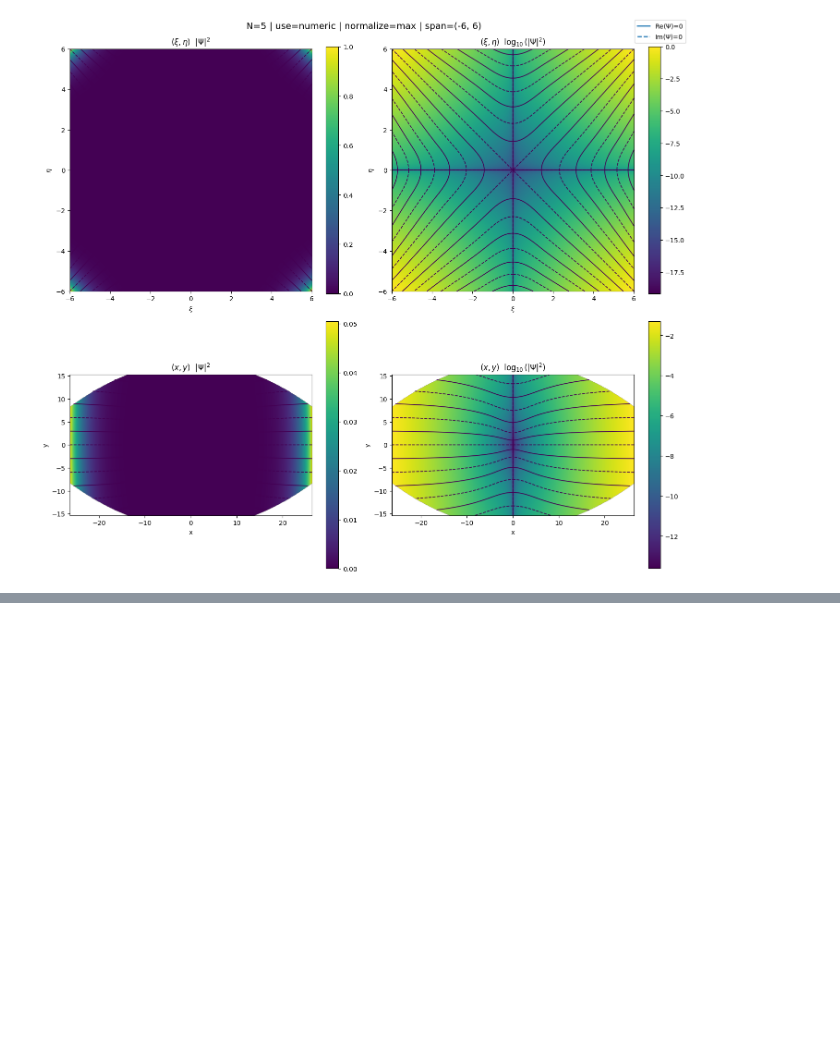
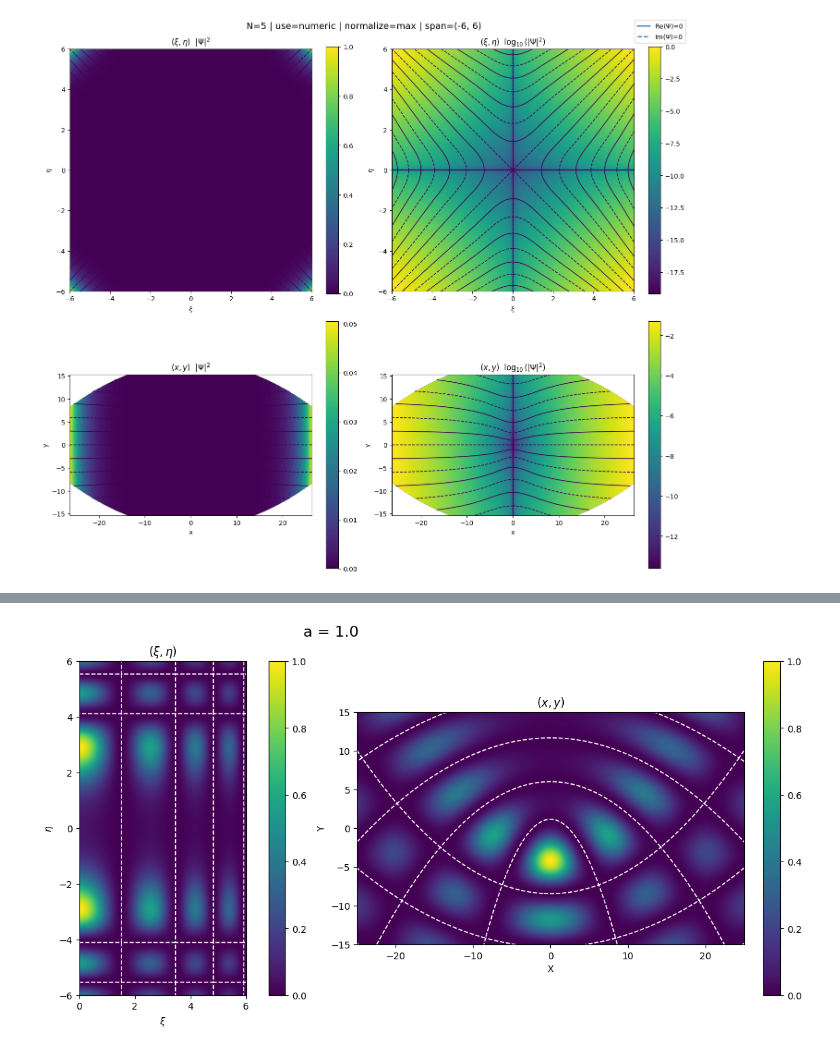
Before and after one commit to gregslombardo/Weber, a Jupyter notebook: Wavefunctions.ipynb, the cells around one changed output, grey strips where cells are left out. Saved outputs shown, nothing was run; the diff lists cells and outputs as text; code cells hidden in the pictures; blank space fills up the shorter version.

```diff
--- a/Wavefunctions.ipynb
+++ b/Wavefunctions.ipynb
@@ -827,0 +848,77 @@ SyntaxError: invalid syntax (1016415176.py, line 1)
+# %%
+import numpy as np
+import matplotlib.pyplot as plt
+
+def weber_even(a, x, max_iter=200, tol=1e-14):
+    alpha = 0.25 - 0.5j * a
+    beta = 0.5
+    z = -0.5j * x**2
+
+    term = np.ones_like(z, dtype=np.complex128)
+    M = np.ones_like(z, dtype=np.complex128)
+
+    for n in range(1, max_iter):
+        term = term * (z * (alpha + n - 1) / (n * (beta + n - 1)))
+        M += term
+        if np.max(np.abs(term)) < tol:
+            break
+
+    X = np.exp(0.25j * x**2) * M
+    return np.real(X)
+
+def build_weber_parametric(a, span_xi=(0,6), span_eta=(-6,6), pts=600):
+    xi = np.linspace(span_xi[0], span_xi[1], pts)
+    eta = np.linspace(span_eta[0], span_eta[1], pts)
+
+    psi_xi = weber_even(a, xi)
+    psi_eta = weber_even(-a, eta)
+
+    PSI = psi_xi[:, None] * psi_eta[None, :]
+    return xi, eta, PSI
+
+def build_weber_physical(a, x_span=(-25, 25), y_span=(-15, 15), pts=600):
+    x = np.linspace(x_span[0], x_span[1], pts)
+    y = np.linspace(y_span[0], y_span[1], pts)
+    X, Y = np.meshgrid(x, y, indexing="xy")
+
+    R = np.sqrt(X**2 + Y**2)
+    XI = np.sqrt(R + Y)
+    ETA = np.sqrt(R - Y)
+
+    PSI = weber_even(a, XI) * weber_even(-a, ETA)
+    return x, y, PSI
+
+def plot_weber_invariant(a=3.0, pts_param=600, pts_phys=800):
+    print("Ψ(ξ,η) = X_a(ξ) * Y_{-a}(η)")
+    print("  X_a(ξ)   = Re[ exp(i*ξ²/4) * M(1/4 - i*a/2, 1/2, -i*ξ²/2) ]")
+    print("  Y_{-a}(η) = Re[ exp(i*η²/4) * M(1/4 + i*a/2, 1/2, -i*η²/2) ]")
+
+    xi, eta, PSI_param = build_weber_parametric(a, span_xi=(0, 6), span_eta=(-6, 6), pts=pts_param)
+    PSI_param = PSI_param / np.max(np.abs(PSI_param))
+    I_param = np.abs(PSI_param)**2
+
+    x, y, PSI_phys = build_weber_physical(a, x_span=(-25, 25), y_span=(-15, 15), pts=pts_phys)
+    PSI_phys = PSI_phys / np.max(np.abs(PSI_phys))
+    I_phys = np.abs(PSI_phys)**2
+
+    fig, ax = plt.subplots(1, 2, figsize=(14, 6), constrained_layout=True)
+
+    im0 = ax[0].imshow(I_param.T, origin="lower", extent=(xi[0], xi[-1], eta[0], eta[-1]), aspect="equal")
+    ax[0].contour(xi, eta, PSI_param.T, levels=[0], colors='white', linewidths=1.2, linestyles='--')
+    ax[0].set_title(r"$(\xi,\eta)$")
+    ax[0].set_xlabel(r"$\xi$")
+    ax[0].set_ylabel(r"$\eta$")
+    fig.colorbar(im0, ax=ax[0])
+
+    im1 = ax[1].imshow(I_phys, origin="lower", extent=(x[0], x[-1], y[0], y[-1]), aspect="equal")
+    ax[1].contour(x, y, PSI_phys, levels=[0], colors='white', linewidths=1.2, linestyles='--')
+    ax[1].set_title(r"$(x,y)$")
+    ax[1].set_xlabel("X")
+    ax[1].set_ylabel("Y")
+    fig.colorbar(im1, ax=ax[1])
+
+    fig.suptitle(f"a = {a}", fontsize=16)
+    plt.show()
+
+plot_weber_invariant(a=1.0)
+# %% [output]
@@ -827,0 +928 @@ SyntaxError: invalid syntax (1016415176.py, line 1)
+[figure, added]
```
Also changed, not shown: parts of 6 cells of this notebook, 1 other file.
